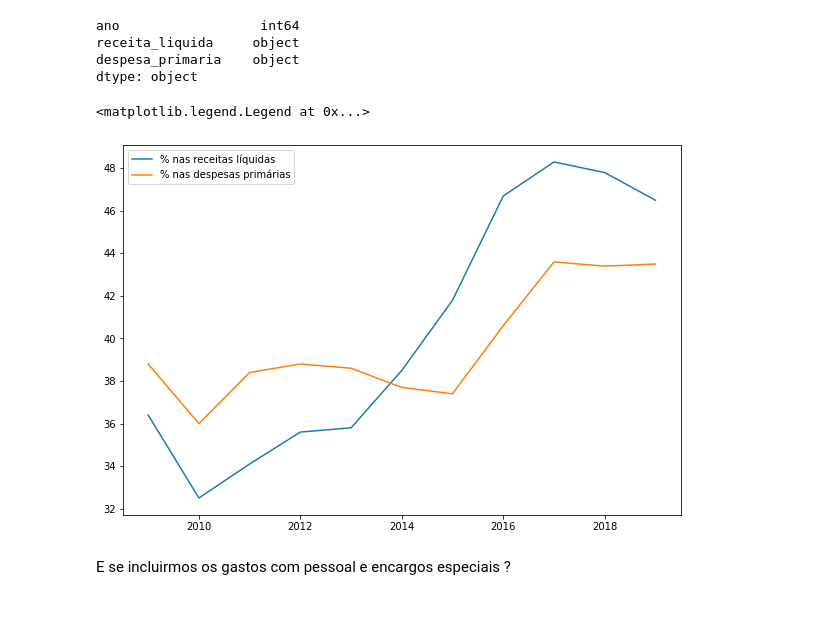
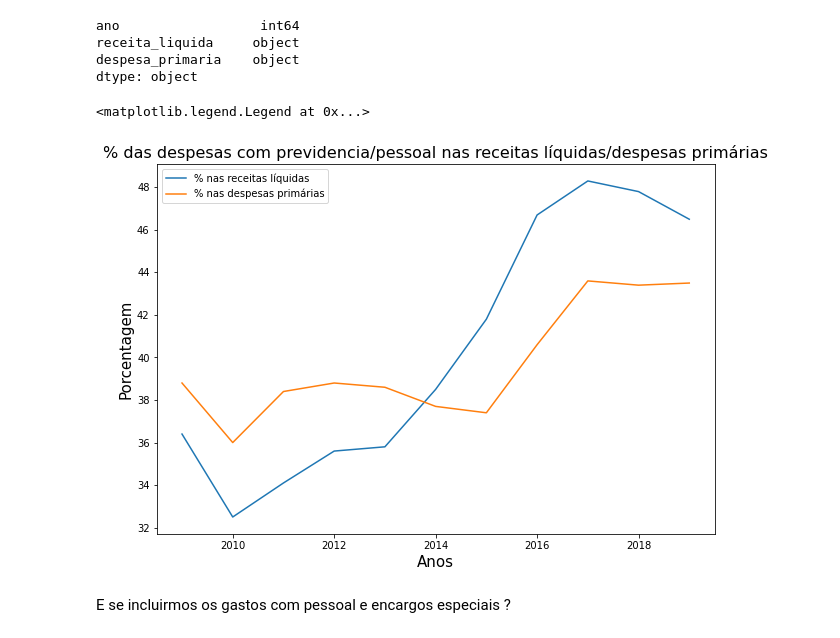
Before and after one commit to jp-data/template_portfolio, a Jupyter notebook: Previdência_social_brasileira.ipynb, the cells around one changed output. Drawn from its saved outputs; the diff is of its cells as text; code cells hidden in the pictures; blank space fills up the shorter version.

```diff
--- a/Previdência_social_brasileira.ipynb
+++ b/Previdência_social_brasileira.ipynb
@@ -401,15 +401,19 @@ previdencia_em_porcentagem.despesa_primaria= previdencia_em_porcentagem.despesa_
 # %%
 x= previdencia_em_porcentagem.ano[12:23]
 y1= (previdencia_em_porcentagem.receita_liquida[12:23])*100
 y2= (previdencia_em_porcentagem.despesa_primaria[12:23])*100
 
 figura= plt.figure(figsize=(10,6.8))
 figura= plt.plot(x, y1, label= '% nas receitas líquidas')
 figura= plt.plot(x, y2, label= '% nas despesas primárias')
+
+plt.xlabel('Anos', fontsize= 15)
+plt.ylabel('Porcentagem', fontsize= 15)
+plt.title('% das despesas com previdencia/pessoal nas receitas líquidas/despesas primárias', fontsize= 16)
 plt.legend()
 # %% [output]
 <matplotlib.legend.Legend at 0x...>
-[figure, old version]
+[figure, new version]
 # %% [markdown]
 E se incluirmos os gastos com pessoal e encargos especiais ?
 # %%
```
Also changed, not shown: parts of 1 cell of this notebook.
